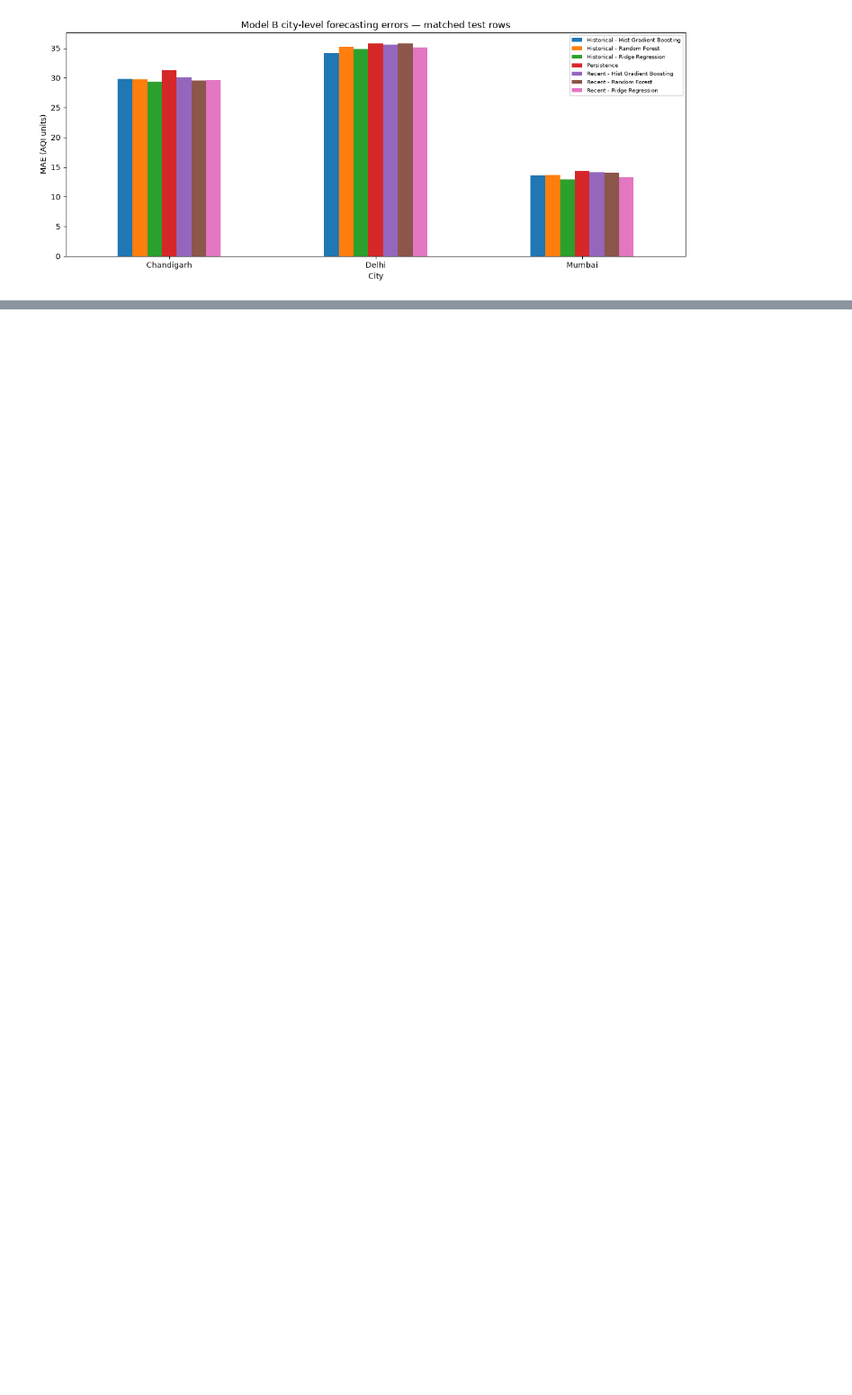
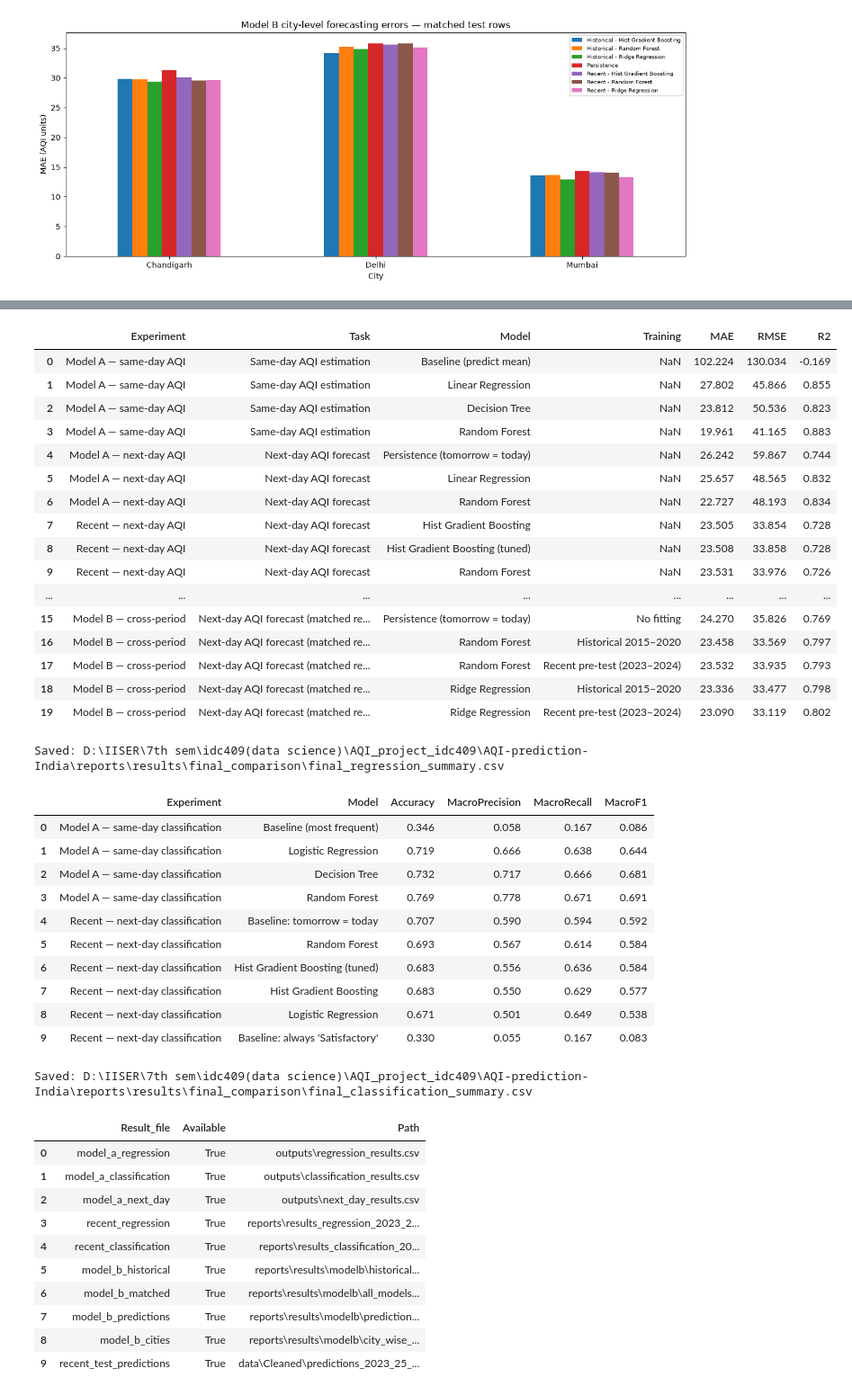
Before and after one commit to nikita-sci/AQI-prediction-India, a Jupyter notebook: notebooks/07_final_model_comparison.ipynb, the cells around one changed output, grey strips where cells are left out. Shown at 90% size. Drawn from its saved outputs; the diff is of its cells as text; code cells hidden in the pictures; blank space fills up the shorter version.

Commit message:
comparison: prepare final regression and classification tables

```diff
--- a/notebooks/07_final_model_comparison.ipynb
+++ b/notebooks/07_final_model_comparison.ipynb
@@ -390,0 +397,59 @@ Available focus cities: ['Delhi', 'Chandigarh', 'Mumbai'] | Missing: []
+# %%
+if not regression.empty:
+    reg_cols = ['Experiment','Task','Model','Training','MAE','RMSE','R2']
+    reg_summary = regression[[c for c in reg_cols if c in regression.columns]].copy()
+    reg_summary.to_csv(RESULTS/'final_regression_summary.csv',index=False)
+    display(reg_summary.round(3))
+    print('Saved:', RESULTS/'final_regression_summary.csv')
+if not classification.empty:
+    clf_cols=['Experiment','Model','Accuracy','MacroPrecision','MacroRecall','MacroF1']
+    clf_summary = classification[clf_cols].copy()
+    clf_summary.to_csv(RESULTS/'final_classification_summary.csv',index=False)
+    display(clf_summary.round(3))
+    print('Saved:', RESULTS/'final_classification_summary.csv')
+
+availability = pd.DataFrame([{'Result_file':k,'Available':raw[k] is not None,'Path':str(v.relative_to(ROOT))} for k,v in SOURCES.items()])
+availability.to_csv(RESULTS/'source_availability.csv',index=False)
+display(availability)
+# %% [output]
+|  | Experiment | Task | Model | Training | MAE | RMSE | R2 |
+| 0 | Model A — same-day AQI | Same-day AQI estimation | Baseline (predict mean) | NaN | 102.224 | 130.034 | -0.169 |
+| 1 | Model A — same-day AQI | Same-day AQI estimation | Linear Regression | NaN | 27.802 | 45.866 | 0.855 |
+| 2 | Model A — same-day AQI | Same-day AQI estimation | Decision Tree | NaN | 23.812 | 50.536 | 0.823 |
+| 3 | Model A — same-day AQI | Same-day AQI estimation | Random Forest | NaN | 19.961 | 41.165 | 0.883 |
+| 4 | Model A — next-day AQI | Next-day AQI forecast | Persistence (tomorrow = today) | NaN | 26.242 | 59.867 | 0.744 |
+| 5 | Model A — next-day AQI | Next-day AQI forecast | Linear Regression | NaN | 25.657 | 48.565 | 0.832 |
+| 6 | Model A — next-day AQI | Next-day AQI forecast | Random Forest | NaN | 22.727 | 48.193 | 0.834 |
+| 7 | Recent — next-day AQI | Next-day AQI forecast | Hist Gradient Boosting | NaN | 23.505 | 33.854 | 0.728 |
+| 8 | Recent — next-day AQI | Next-day AQI forecast | Hist Gradient Boosting (tuned) | NaN | 23.508 | 33.858 | 0.728 |
+| 9 | Recent — next-day AQI | Next-day AQI forecast | Random Forest | NaN | 23.531 | 33.976 | 0.726 |
+| ... | ... | ... | ... | ... | ... | ... | ... |
+| 15 | Model B — cross-period | Next-day AQI forecast (matched re... | Persistence (tomorrow = today) | No fitting | 24.270 | 35.826 | 0.769 |
+| 16 | Model B — cross-period | Next-day AQI forecast (matched re... | Random Forest | Historical 2015–2020 | 23.458 | 33.569 | 0.797 |
+| 17 | Model B — cross-period | Next-day AQI forecast (matched re... | Random Forest | Recent pre-test (2023–2024) | 23.532 | 33.935 | 0.793 |
+| 18 | Model B — cross-period | Next-day AQI forecast (matched re... | Ridge Regression | Historical 2015–2020 | 23.336 | 33.477 | 0.798 |
+| 19 | Model B — cross-period | Next-day AQI forecast (matched re... | Ridge Regression | Recent pre-test (2023–2024) | 23.090 | 33.119 | 0.802 |
+Saved: D:\IISER\7th sem\idc409(data science)\AQI_project_idc409\AQI-prediction-India\reports\results\final_comparison\final_regression_summary.csv
+|  | Experiment | Model | Accuracy | MacroPrecision | MacroRecall | MacroF1 |
+| 0 | Model A — same-day classification | Baseline (most frequent) | 0.346 | 0.058 | 0.167 | 0.086 |
+| 1 | Model A — same-day classification | Logistic Regression | 0.719 | 0.666 | 0.638 | 0.644 |
+| 2 | Model A — same-day classification | Decision Tree | 0.732 | 0.717 | 0.666 | 0.681 |
+| 3 | Model A — same-day classification | Random Forest | 0.769 | 0.778 | 0.671 | 0.691 |
+| 4 | Recent — next-day classification | Baseline: tomorrow = today | 0.707 | 0.590 | 0.594 | 0.592 |
+| 5 | Recent — next-day classification | Random Forest | 0.693 | 0.567 | 0.614 | 0.584 |
+| 6 | Recent — next-day classification | Hist Gradient Boosting (tuned) | 0.683 | 0.556 | 0.636 | 0.584 |
+| 7 | Recent — next-day classification | Hist Gradient Boosting | 0.683 | 0.550 | 0.629 | 0.577 |
+| 8 | Recent — next-day classification | Logistic Regression | 0.671 | 0.501 | 0.649 | 0.538 |
+| 9 | Recent — next-day classification | Baseline: always 'Satisfactory' | 0.330 | 0.055 | 0.167 | 0.083 |
+Saved: D:\IISER\7th sem\idc409(data science)\AQI_project_idc409\AQI-prediction-India\reports\results\final_comparison\final_classification_summary.csv
+|  | Result_file | Available | Path |
+| 0 | model_a_regression | True | outputs\regression_results.csv |
+| 1 | model_a_classification | True | outputs\classification_results.csv |
+| 2 | model_a_next_day | True | outputs\next_day_results.csv |
+| 3 | recent_regression | True | reports\results_regression_2023_2... |
+| 4 | recent_classification | True | reports\results_classification_20... |
+| 5 | model_b_historical | True | reports\results\modelb\historical... |
+| 6 | model_b_matched | True | reports\results\modelb\all_models... |
+| 7 | model_b_predictions | True | reports\results\modelb\prediction... |
+| 8 | model_b_cities | True | reports\results\modelb\city_wise_... |
+| 9 | recent_test_predictions | True | data\Cleaned\predictions_2023_25_... |
```
Also changed, not shown: parts of 1 cell of this notebook.
